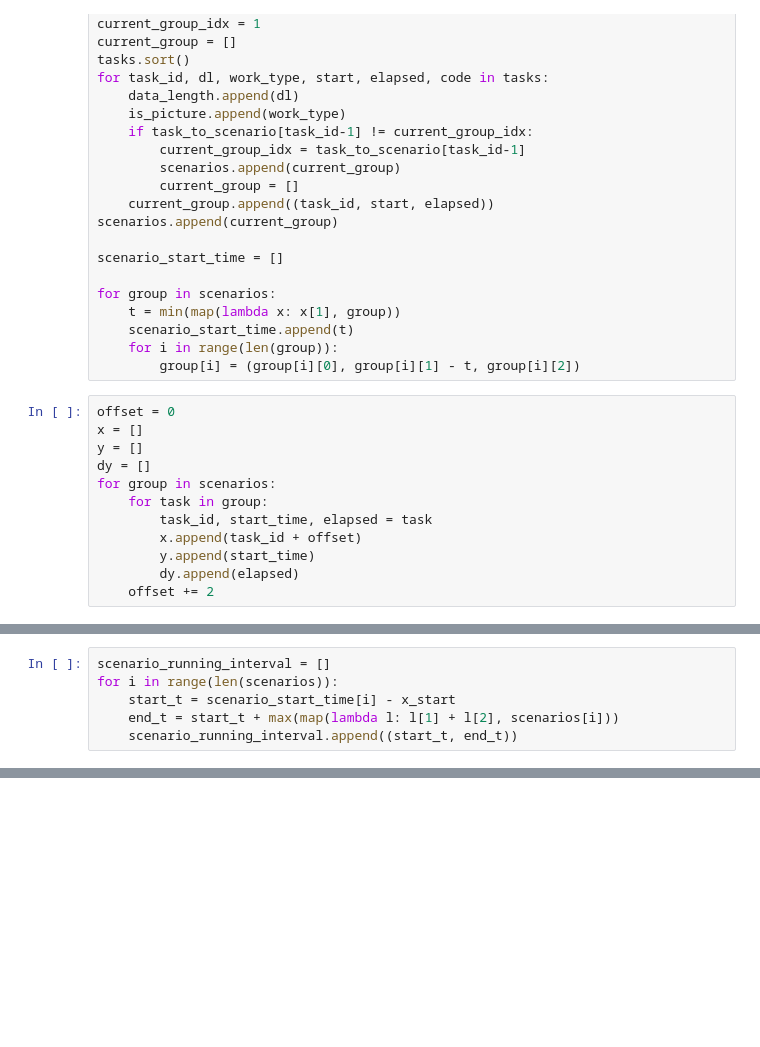
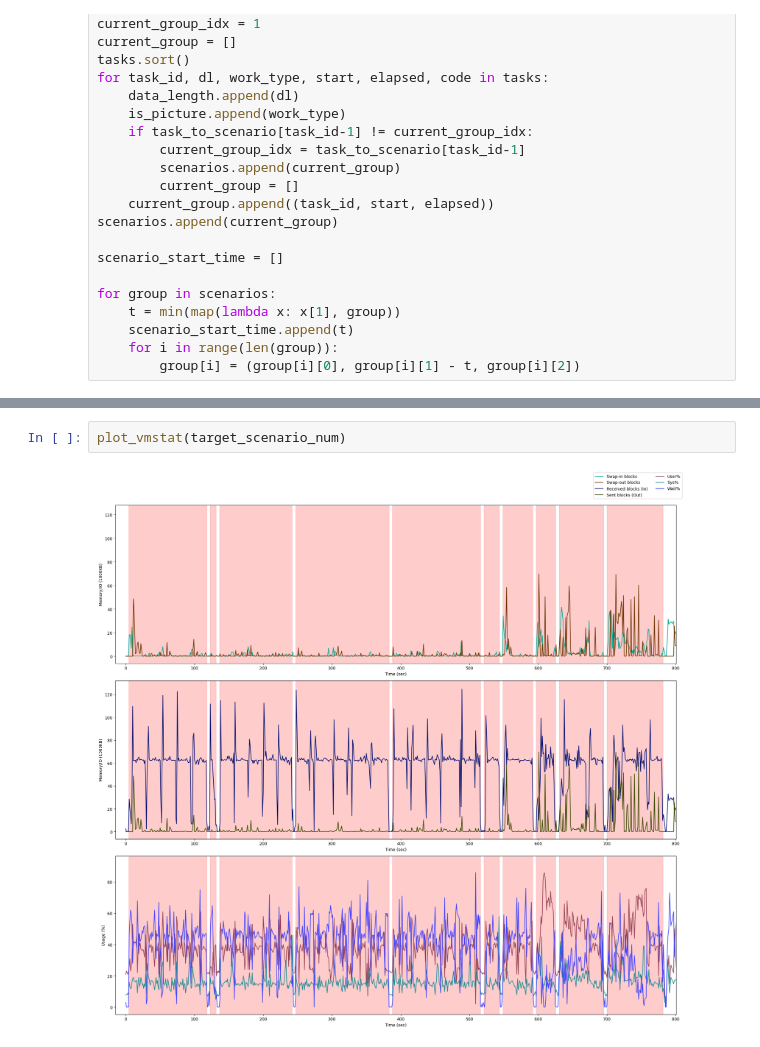
Before and after one commit to graduate-project-kkc/image2vec-server, a Jupyter notebook: analyze_test.ipynb, the cells around one changed output, grey strips where cells are left out. Drawn from its saved outputs; the diff is of its cells as text; blank space fills up the shorter version.

```diff
--- a/analyze_test.ipynb
+++ b/analyze_test.ipynb
@@ -40,16 +40,4 @@ for group in scenarios:
     scenario_start_time.append(t)
     for i in range(len(group)):
         group[i] = (group[i][0], group[i][1] - t, group[i][2])
-# %%
-offset = 0
-x = []
-y = []
-dy = []
-for group in scenarios:
-    for task in group:
-        task_id, start_time, elapsed = task
-        x.append(task_id + offset)
-        y.append(start_time)
-        dy.append(elapsed)
-    offset += 2
 # %%
@@ -237,7 +213 @@ for i in range(len(x)):
-# %%
-scenario_running_interval = []
-for i in range(len(scenarios)):
-    start_t = scenario_start_time[i] - x_start
-    end_t = start_t + max(map(lambda l: l[1] + l[2], scenarios[i]))
-    scenario_running_interval.append((start_t, end_t))
 # %%
@@ -301,0 +321,4 @@ plt.show()
+# %%
+plot_vmstat(target_scenario_num)
+# %% [output]
+[figure, added]
```
Also changed, not shown: parts of 13 cells of this notebook, 1 other file.
